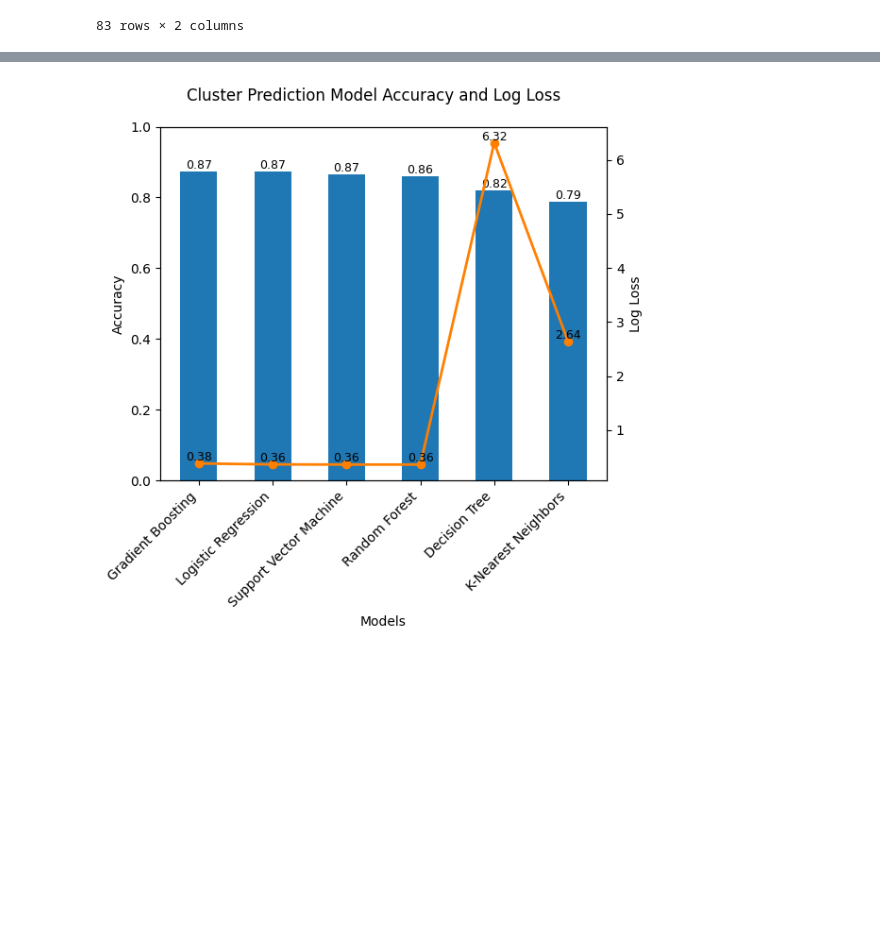
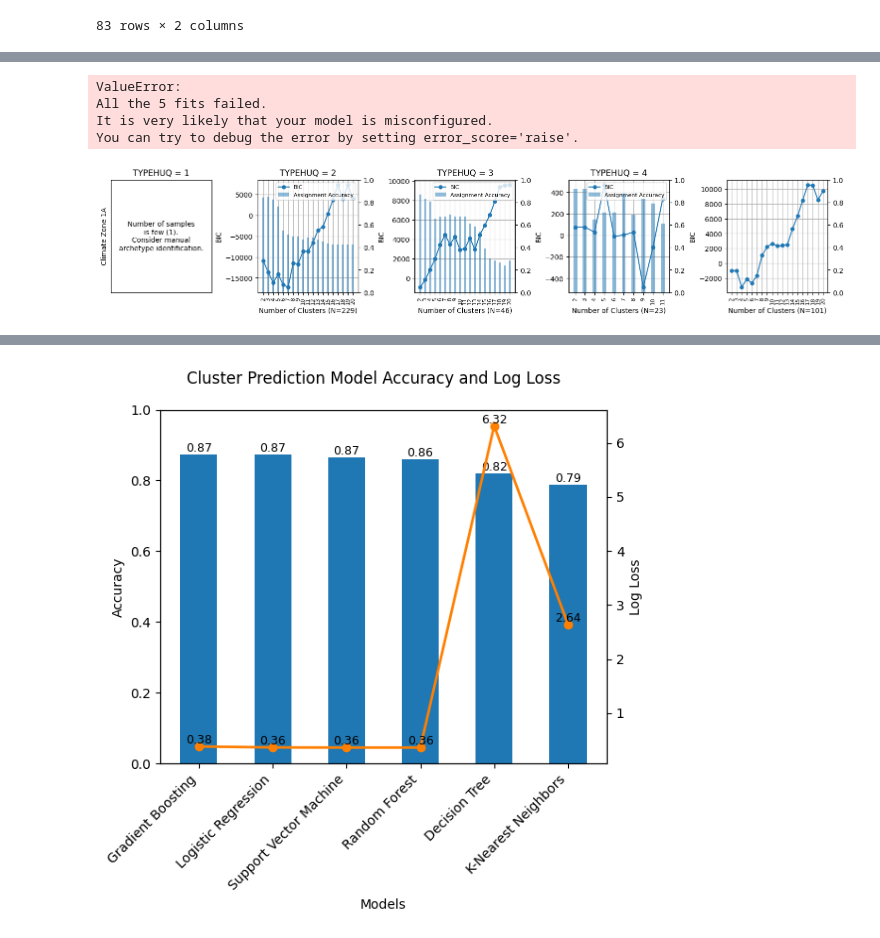
Before and after one commit to Chengxuan-Li/USBuildingArchetypes, a Jupyter notebook: workflow/clustering/250517_fixing.ipynb, the cells around one changed output, grey strips where cells are left out. Cells and saved outputs as stored; diff of their text form; code cells hidden in the pictures; blank space fills up the shorter version.

Commit message:
Working climate zone batch

```diff
--- a/workflow/clustering/250517_fixing.ipynb
+++ b/workflow/clustering/250517_fixing.ipynb
@@ -25,13 +25,3 @@ NEEDED FOR RC:
 + equipment power density [W/m^2]
 + lighting power density [W/m^2]
 + gas power density [W/m^2]
-# %%
-# energy loads
-categorical_columns = []
-continuous_columns = ['RC_equipment_power_density', 'RC_gas_power_density', 'RC_DHW_elec_power_density', 'RC_DHW_gas_power_density', 'RC_lighting_power_density']
-# %%
-# construction
-categorical_columns = ['CELLAR', 'CRAWL', 'CONCRETE', 'BASEOTH', 'BASEFIN', 'ATTIC', 'ATTICFIN', 'WALLTYPE', 'ROOFTYPE', 'ADQINSUL', 'TYPEGLASS', 'WINFRAME']
-continuous_columns = [
-'eui_kwh_elec_thermal', 'eui_btu_ng_thermal', 'eui_btu_ofuel_thermal', 'window_per_sqm', 'door_per_sqm'
-]
@@ -77,0 +233,36 @@ da, metrics = cluster_subset(categorical_columns, continuous_columns, subset_cri
+# %%
+fig, axes = plt.subplots(1, 5, figsize=(5 * 3, 1 * 3), layout='constrained')
+climate_zone = '1A'
+ax = axes[:]
+result_dfs = []
+for typehuq in [1, 2, 3, 4, 5]:
+    subset_criteria = {'IECC_climate_code': climate_zone, 'TYPEHUQ': typehuq}
+    da, metrics = cluster_subset(categorical_columns, continuous_columns, subset_criteria, evaluate_gmm_weighted, ax[typehuq - 1])
+    ax[typehuq - 1].set_title(f'TYPEHUQ = {typehuq}')
+    if typehuq == 1:
+        ax[typehuq - 1].set_ylabel(f'Climate Zone {climate_zone}')
+    climate_zones = [climate_zone for _ in metrics]
+    typehuqs = [typehuq for _ in metrics]
+    cluster_counts = [m.cluster_count for m in metrics]
+    best_prediction_accuracies = [m.best_prediction_accuracy for m in metrics]
+    bics = [m.BIC for m in metrics]
+    result_df = pd.DataFrame(
+        {
+            'IECC_climate_code': climate_zones,
+            'TYPEHUQ': typehuqs,
+            'cluster_count': cluster_counts,
+            'best_prediction_accuracy': best_prediction_accuracies,
+            'bic': bics
+        }
+    )
+    result_dfs.append(result_df)
+full_results = pd.concat(result_dfs, axis=0)
+full_results.to_csv(f'results/{climate_zone}.csv')
+plt.savefig(f'results/{climate_zone}.png', bbox_inches='tight')
+plt.show()
+# %% [output]
+ValueError:
+All the 5 fits failed.
+It is very likely that your model is misconfigured.
+You can try to debug the error by setting error_score='raise'.
+[figure, added]
```
Also changed, not shown: parts of 15 cells of this notebook, 1 other file.
